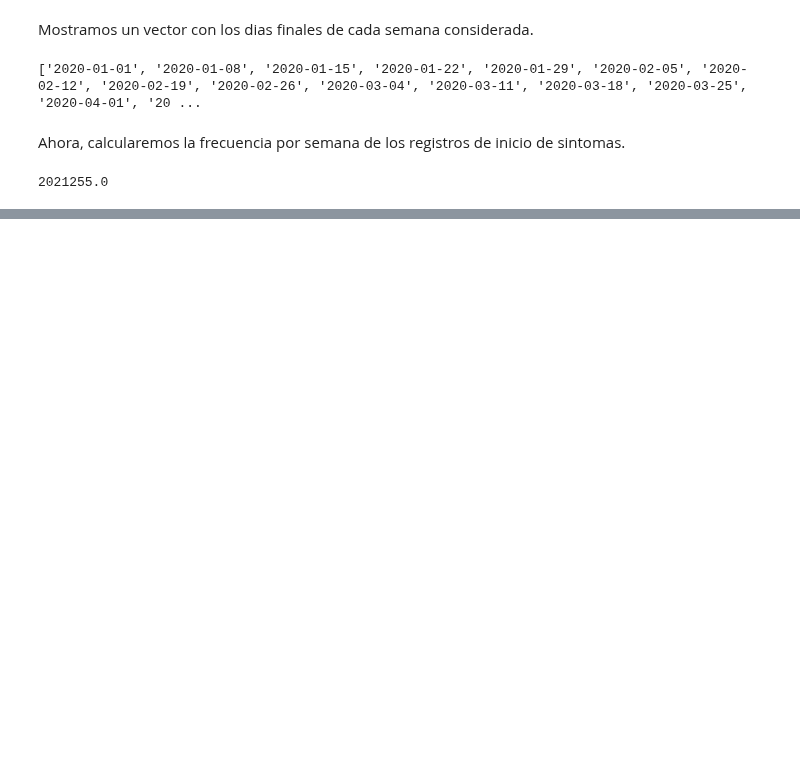
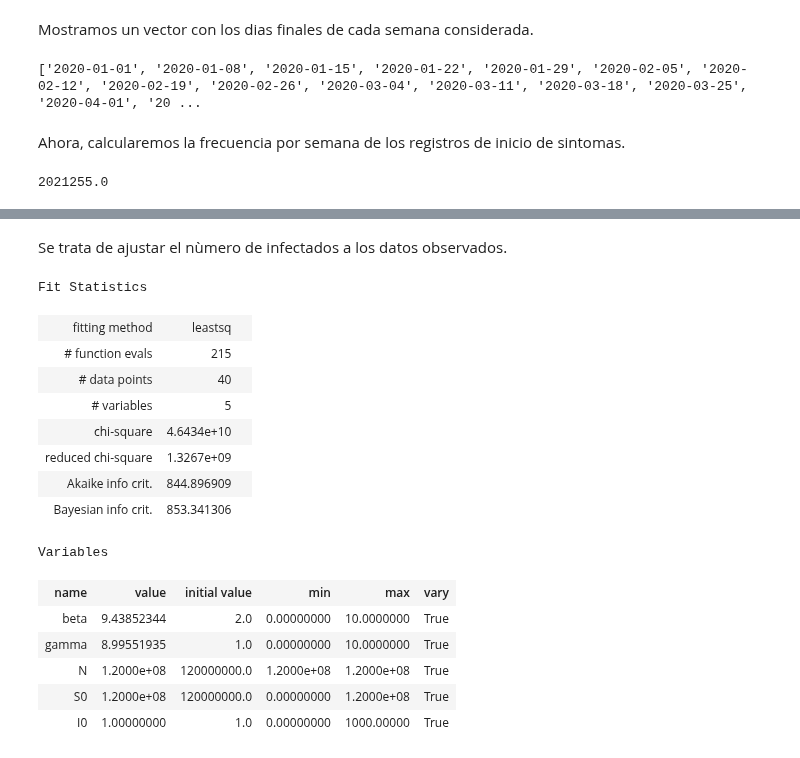
Before and after one commit to JairEsc/Mat_Apl_2, a Jupyter notebook: Epid_3_covid.ipynb, the cells around one changed output, grey strips where cells are left out. Saved outputs shown, nothing was run; the diff lists cells and outputs as text; code cells hidden in the pictures; blank space fills up the shorter version.

```diff
--- a/Epid_3_covid.ipynb
+++ b/Epid_3_covid.ipynb
@@ -117,0 +159,5 @@ plt.show()
+# %%
+def residual(ps,ts,data):
+    INP =  ps['I0'].value#Solo los infectados.
+    model = g(ts,INP,ps)
+    return (model-data).ravel()
@@ -117,0 +171,2 @@ plt.show()
+# %% [markdown]
+Se trata de ajustar el nùmero de infectados a los datos observados.
@@ -117,0 +183,24 @@ plt.show()
+# %%
+# fit model and find predicted values
+t = np.linspace(0, 10, 100)
+result = minimize(residual, params, args=(t, data), method='leastsq')
+
+final = data + result.residual.reshape(data.shape)
+result
+# %% [output]
+Fit Statistics
+| fitting method | leastsq |  |
+| # function evals | 215 |  |
+| # data points | 40 |  |
+| # variables | 5 |  |
+| chi-square | 4.6434e+10 |  |
+| reduced chi-square | 1.3267e+09 |  |
+| Akaike info crit. | 844.896909 |  |
+| Bayesian info crit. | 853.341306 |  |
+Variables
+| name | value | initial value | min | max | vary |
+| beta | 9.43852344 | 2.0 | 0.00000000 | 10.0000000 | True |
+| gamma | 8.99551935 | 1.0 | 0.00000000 | 10.0000000 | True |
+| N | 1.2000e+08 | 120000000.0 | 1.2000e+08 | 1.2000e+08 | True |
+| S0 | 1.2000e+08 | 120000000.0 | 0.00000000 | 1.2000e+08 | True |
+| I0 | 1.00000000 | 1.0 | 0.00000000 | 1000.00000 | True |
```
Also changed, not shown: parts of 17 cells of this notebook.
